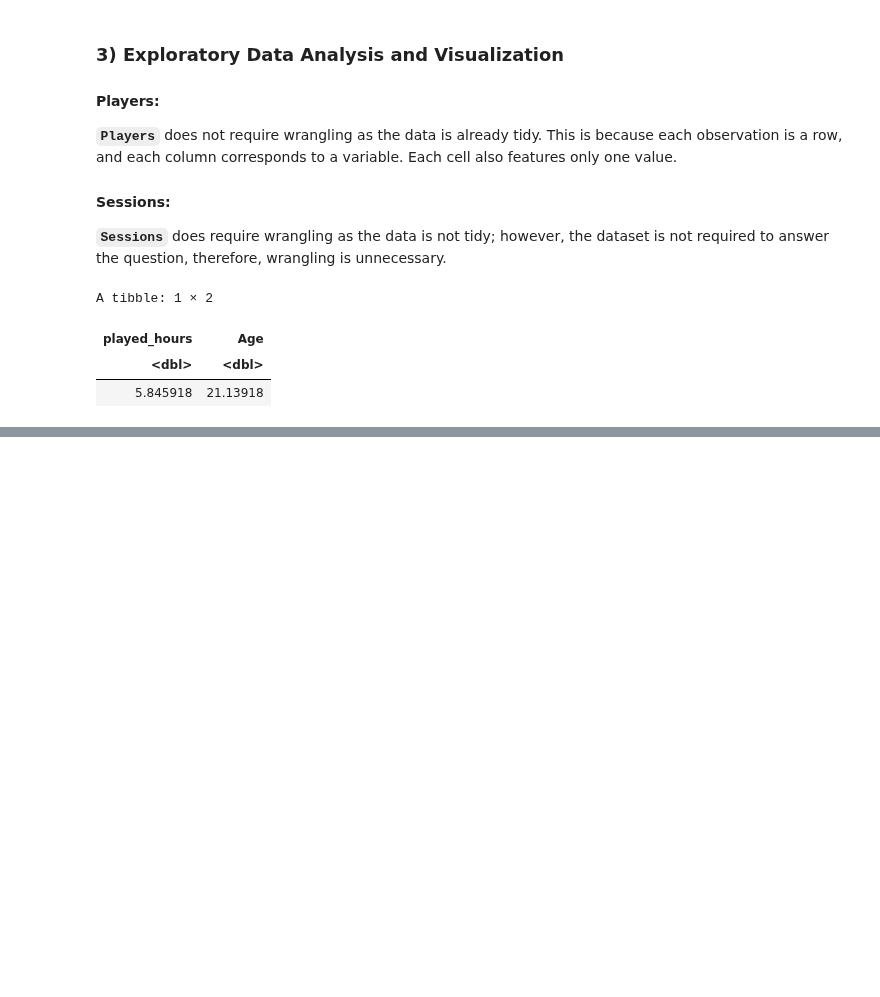
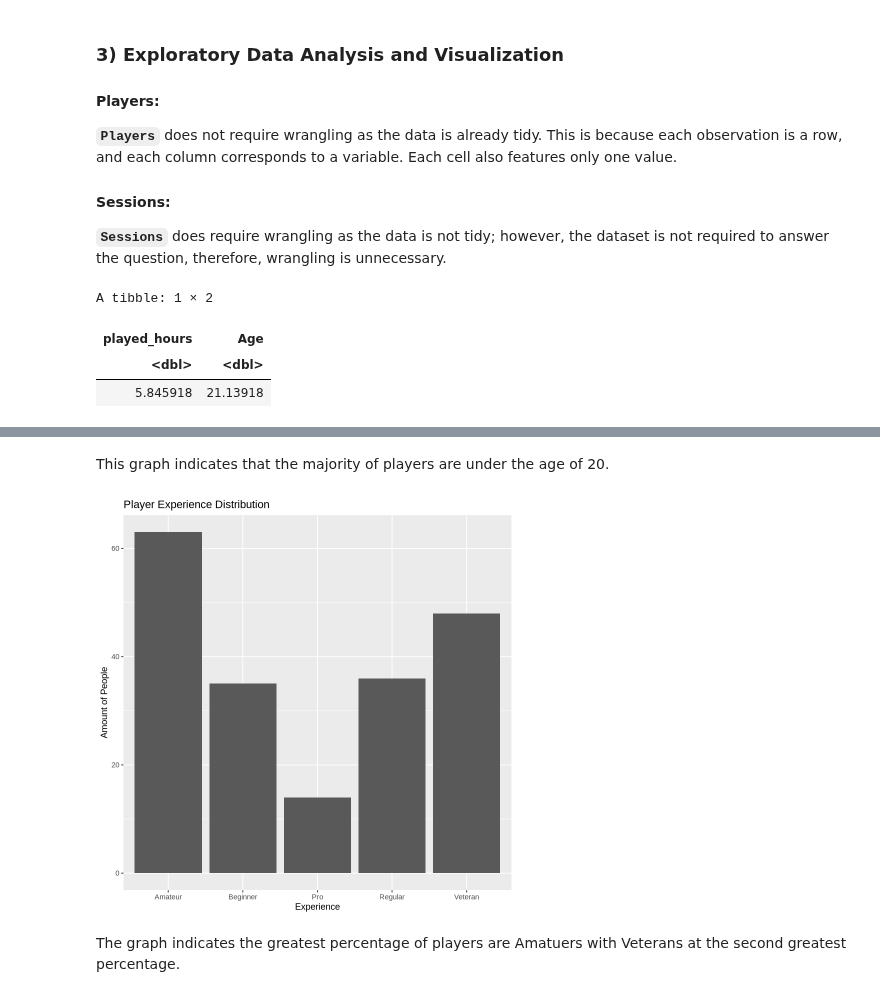
Before and after one commit to Alvin-Fong/DSCI100-Project, a Jupyter notebook: Individual_project_planning.ipynb, the cells around one changed output, grey strips where cells are left out. Drawn from its saved outputs; the diff is of its cells as text; code cells hidden in the pictures; blank space fills up the shorter version.

```diff
--- a/Individual_project_planning.ipynb
+++ b/Individual_project_planning.ipynb
@@ -137,0 +158,11 @@ A tibble: 1 × 2
+# %% [markdown]
+This graph indicates that the majority of players are under the age of 20.
+# %%
+ex_plot3 <- ggplot(players, aes(x = experience)) +
+                   geom_bar() +
+                   labs(x = "Experience", y = "Amount of People", title = "Player Experience Distribution")
+ex_plot3
+# %% [output]
+[figure, added]
+# %% [markdown]
+The graph indicates the greatest percentage of players are Amatuers with Veterans at the second greatest percentage.
```
Also changed, not shown: parts of 4 cells of this notebook.
